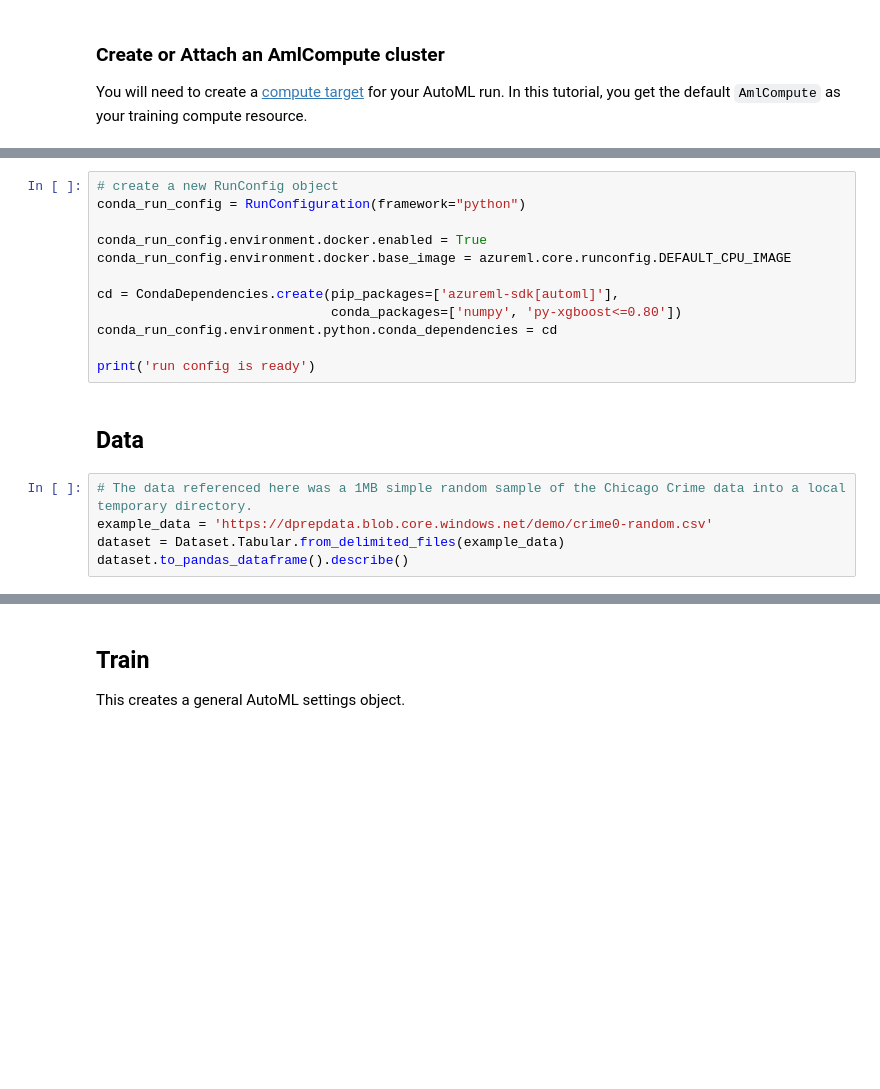
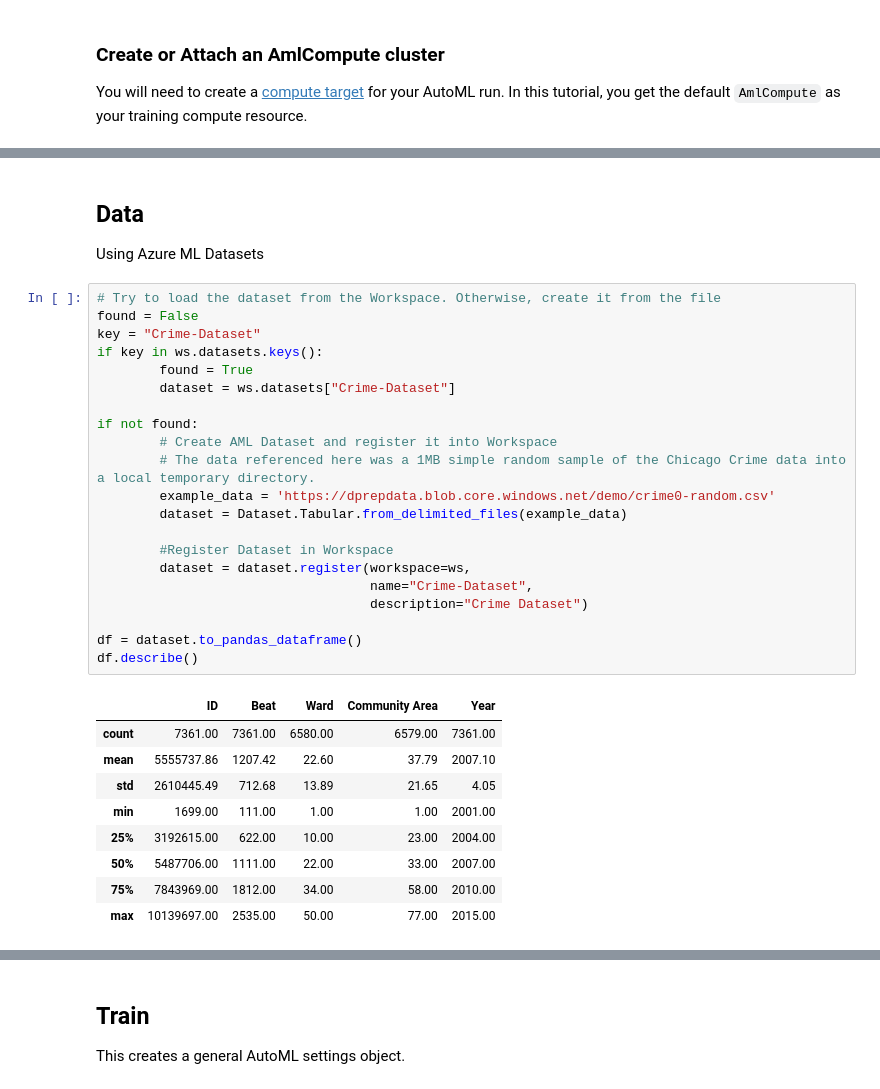
Before and after one commit to Azure/MachineLearningNotebooks, a Jupyter notebook: how-to-use-azureml/machine-learning-pipelines/intro-to-pipelines/aml-pipelines-with-automated-machine-learning-step.ipynb, the cells around one changed output, grey strips where cells are left out. Cells and saved outputs as stored; diff of their text form; blank space fills up the shorter version.

```diff
--- a/how-to-use-azureml/machine-learning-pipelines/intro-to-pipelines/aml-pipelines-with-automated-machine-learning-step.ipynb
+++ b/how-to-use-azureml/machine-learning-pipelines/intro-to-pipelines/aml-pipelines-with-automated-machine-learning-step.ipynb
@@ -98,19 +110,34 @@ if not found:
-# %%
-# create a new RunConfig object
-conda_run_config = RunConfiguration(framework="python")
-
-conda_run_config.environment.docker.enabled = True
-conda_run_config.environment.docker.base_image = azureml.core.runconfig.DEFAULT_CPU_IMAGE
-
-cd = CondaDependencies.create(pip_packages=['azureml-sdk[automl]'],
-                              conda_packages=['numpy', 'py-xgboost<=0.80'])
-conda_run_config.environment.python.conda_dependencies = cd
-
-print('run config is ready')
 # %% [markdown]
 ## Data
+Using Azure ML Datasets
 # %%
-# The data referenced here was a 1MB simple random sample of the Chicago Crime data into a local temporary directory.
-example_data = 'https://dprepdata.blob.core.windows.net/demo/crime0-random.csv'
-dataset = Dataset.Tabular.from_delimited_files(example_data)
-dataset.to_pandas_dataframe().describe()
+# Try to load the dataset from the Workspace. Otherwise, create it from the file
+found = False
+key = "Crime-Dataset"
+if key in ws.datasets.keys():
+        found = True
+        dataset = ws.datasets["Crime-Dataset"]
+
+if not found:
+        # Create AML Dataset and register it into Workspace
+        # The data referenced here was a 1MB simple random sample of the Chicago Crime data into a local temporary directory.
+        example_data = 'https://dprepdata.blob.core.windows.net/demo/crime0-random.csv'
+        dataset = Dataset.Tabular.from_delimited_files(example_data)
+
+        #Register Dataset in Workspace
+        dataset = dataset.register(workspace=ws,
+                                   name="Crime-Dataset",
+                                   description="Crime Dataset")
+
+df = dataset.to_pandas_dataframe()
+df.describe()
+# %% [output]
+|  | ID | Beat | Ward | Community Area | Year |
+| count | 7361.00 | 7361.00 | 6580.00 | 6579.00 | 7361.00 |
+| mean | 5555737.86 | 1207.42 | 22.60 | 37.79 | 2007.10 |
+| std | 2610445.49 | 712.68 | 13.89 | 21.65 | 4.05 |
+| min | 1699.00 | 111.00 | 1.00 | 1.00 | 2001.00 |
+| 25% | 3192615.00 | 622.00 | 10.00 | 23.00 | 2004.00 |
+| 50% | 5487706.00 | 1111.00 | 22.00 | 33.00 | 2007.00 |
+| 75% | 7843969.00 | 1812.00 | 34.00 | 58.00 | 2010.00 |
+| max | 10139697.00 | 2535.00 | 50.00 | 77.00 | 2015.00 |
```
Also changed, not shown: parts of 24 cells of this notebook.
